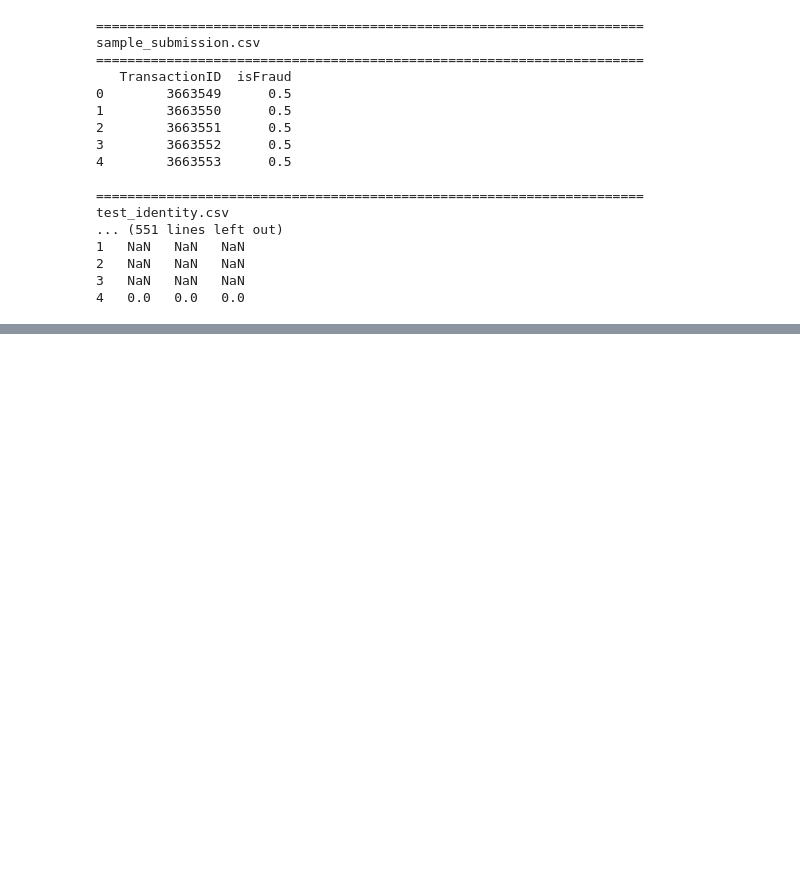
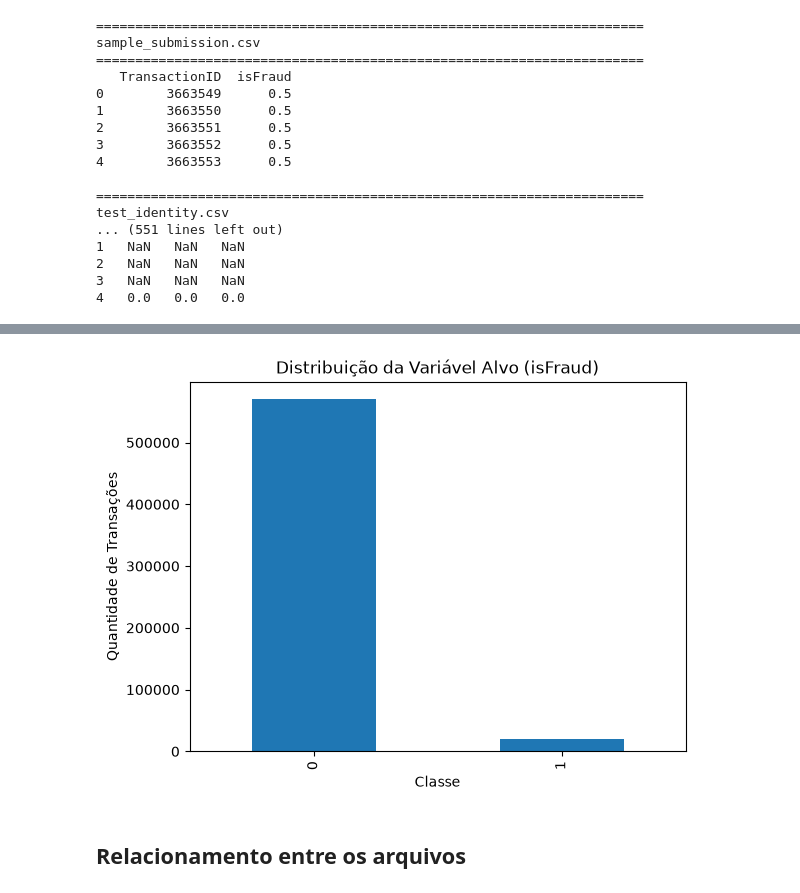
Before and after one commit to clauke/fraud-analytics-platform, a Jupyter notebook: notebooks/01_Data_Profiling.ipynb, the cells around one changed output, grey strips where cells are left out. Drawn from its saved outputs; the diff is of its cells as text; code cells hidden in the pictures; blank space fills up the shorter version.

```diff
--- a/notebooks/01_Data_Profiling.ipynb
+++ b/notebooks/01_Data_Profiling.ipynb
@@ -76,3 +82,14 @@ test_identity.csv
 2   NaN   NaN   NaN
 3   NaN   NaN   NaN
 4   0.0   0.0   0.0
+# %%
+# Carga dos datasets
+
+datasets = {}
+
+for file in files:
+    print(f"Carregando {file.name}...")
+
+    datasets[file.name] = pd.read_csv(file)
+
+print("\nTodos os arquivos foram carregados com sucesso!")
@@ -78,0 +574,7 @@ test_identity.csv
+# %%
+# Análise da variável alvo (isFraud)
+
+train_transaction = datasets["train_transaction.csv"]
+fraudes = train_transaction["isFraud"].value_counts().sort_index()
+
+fraudes
@@ -78,0 +607,16 @@ test_identity.csv
+# %%
+# Distribuição da variável alvo
+
+train_transaction["isFraud"].value_counts().sort_index().plot(
+    kind="bar"
+)
+
+plt.title("Distribuição da Variável Alvo (isFraud)")
+plt.xlabel("Classe")
+plt.ylabel("Quantidade de Transações")
+
+plt.show()
+# %% [output]
+[figure, added]
+# %% [markdown]
+## Relacionamento entre os arquivos
```
Also changed, not shown: parts of 27 cells of this notebook.
